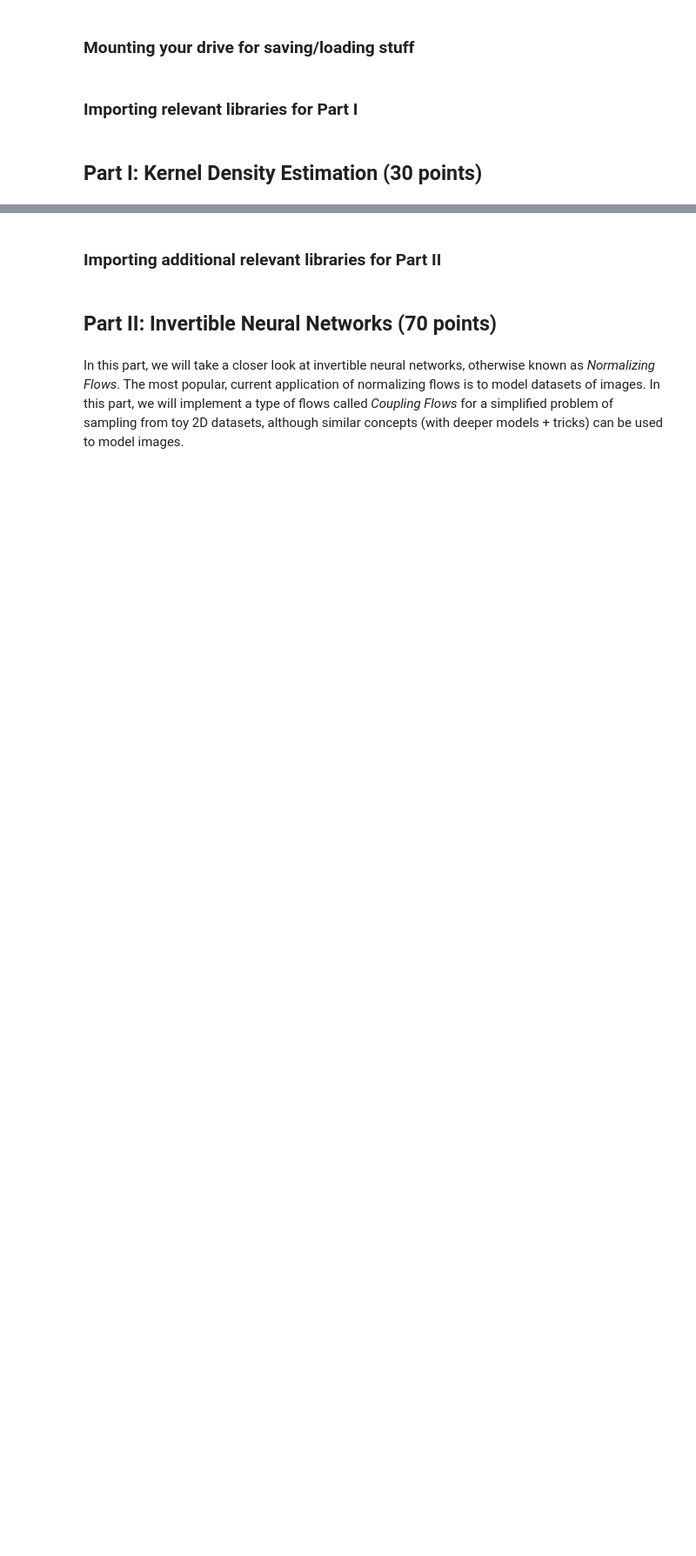
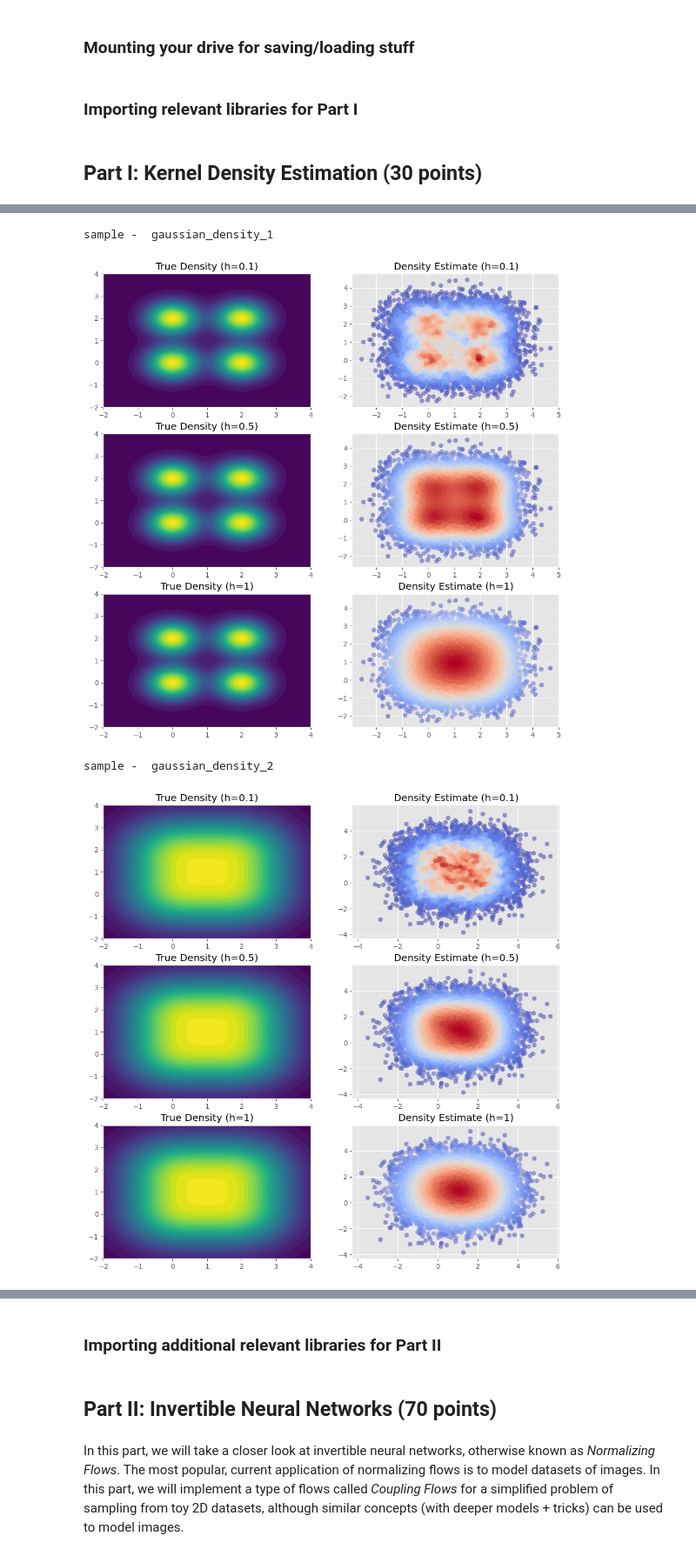
Before and after one commit to BIueMan/Statistical_Methods_in_Image_Processing_HW, a Jupyter notebook: HW1/HW1_Spring2023_KDE_NormalizingFlows.ipynb, the cells around one changed output, grey strips where cells are left out. Shown at 87% size. Saved outputs shown, nothing was run; the diff lists cells and outputs as text; code cells hidden in the pictures; blank space fills up the shorter version.

```diff
--- a/HW1/HW1_Spring2023_KDE_NormalizingFlows.ipynb
+++ b/HW1/HW1_Spring2023_KDE_NormalizingFlows.ipynb
@@ -52,8 +91,80 @@ where $H$ is a bandwidth matrix, $K(\cdot)$ is the kernel and $\{\mathbf{x}_i\}_
 # %% [markdown]
 <img src="https://img.icons8.com/offices/80/000000/making-notes.png" style="height:30px;display:inline\">**<span style="color:red">Task 2</span>**. Implement a function that accepts samples $\{\mathbf{x}_i\}$ and a bandwidth matrix $ {H}$ and estimates $\hat{f}(\mathbf{x})$ using multivariate kernel density estimation. Use the two-dimension separable kernel $K( {u}) = k(u_1)k(u_2)$ where $k(u)= \frac{1}{\sqrt{2\pi}} \exp \{\frac{-u^2}{2}\}$.
+# %%
+def multivariate_kde(samples, H, k):
+    N, D = samples.shape
+
+    H_inv = np.linalg.inv(H)
+    K = lambda u: k(u[0,:]) * k(u[1,:])
+
+    f_hat = np.zeros(N)
+    for i in range(N):
+        u = H_inv.dot((samples[i,:] - samples).transpose())
+        f_hat[i] = np.sum(K(u))
+
+    return f_hat / (N * np.linalg.det(H))
 # %% [markdown]
 <img src="https://img.icons8.com/offices/80/000000/making-notes.png" style="height:30px;display:inline\">**<span style="color:red">Task 3</span>**. For **each** distribution, compare between $f(\mathbf{x})$ and $\hat{f}(\mathbf{x})$ using the bandwidth matrices
 ${H} = \begin{pmatrix}
 	h & 0\\0 & h
 	\end{pmatrix}$ with $h = 0.1,0.5,1$. and display the estimation.
 	Discuss the trade-off of the choice of $h$.
+# %%
+def gaussian_mixture_density(x, mus, sigma):
+    M = len(mus)
+    f = np.zeros(len(x))
+    for i in range(M):
+        f += 1/M * 1/(2*np.pi*sigma**2) * np.exp(-1/(2*sigma**2) * np.sum((x - mus[i])**2, axis=1))
+    return f
+
+def spiral_mixture_density(x):
+    theta = np.arange(0, 4*np.pi, 0.01)
+    r = theta/2
+    mean = np.array([r*np.cos(theta), r*np.sin(theta)]).transpose()
+    sigma = 0.25
+    f = np.zeros(len(x))
+    for i in range(len(theta)):
+        f += 1/len(theta) * 1/(np.sqrt(2*np.pi*sigma**2)) * np.exp(-1/(2*sigma**2) * np.sum((x - mean[i])**2, axis=1))
+    return f
+
+
+# Bandwidth
+hs = [0.1, 0.5, 1]
+Hs = [h*np.eye(2) for h in hs]
+
+# Plot for each bandwidth
+signals = [samples1, samples2, samples3]
+names = ['gaussian_density_1', 'gaussian_density_2', 'spiral_density']
+densitys = [lambda x: gaussian_mixture_density(x, mus, sigma1),
+            lambda x: gaussian_mixture_density(x, mus, sigma2),
+            lambda x: spiral_mixture_density(x)]
+k = lambda u: 1/np.sqrt(2*np.pi) * np.exp(-u**2 / 2)
+for j, sample_j in enumerate(signals):
+    print("sample - ", names[j])
+    f = densitys[j]
+    fig, axs = plt.subplots(len(hs), 2, figsize=(12, 12))
+    for i, H in enumerate(Hs):
+        # Compute density estimate
+        f_hat = multivariate_kde(sample_j, H, k)
+
+        # Plot true density with density estimate
+        if not names[j] == 'spiral_density':
+            x = np.linspace(-2, 4, 100)
+            y = np.linspace(-2, 4, 100)
+        else:
+            x = np.linspace(-6, 6, 100)
+            y = np.linspace(-6, 6, 100)
+        xx, yy = np.meshgrid(x, y)
+        xy = np.hstack([xx.reshape(-1,1), yy.reshape(-1,1)])
+        zz = f(xy).reshape(xx.shape)
+        axs[i,0].contourf(xx, yy, zz, levels=30)
+        axs[i,0].set_title(f"True Density (h={hs[i]})")
+        axs[i,1].scatter(sample_j[:,0], sample_j[:,1], alpha=0.1)
+        axs[i,1].set_title(f"Density Estimate (h={hs[i]})")
+        axs[i,1].scatter(sample_j[:,0], sample_j[:,1], c=f_hat, alpha=0.5, cmap="coolwarm")
+    plt.show()
+# %% [output]
+sample -  gaussian_density_1
+[figure, added]
+sample -  gaussian_density_2
+[figure, added]
```
Also changed, not shown: parts of 3 cells of this notebook.
